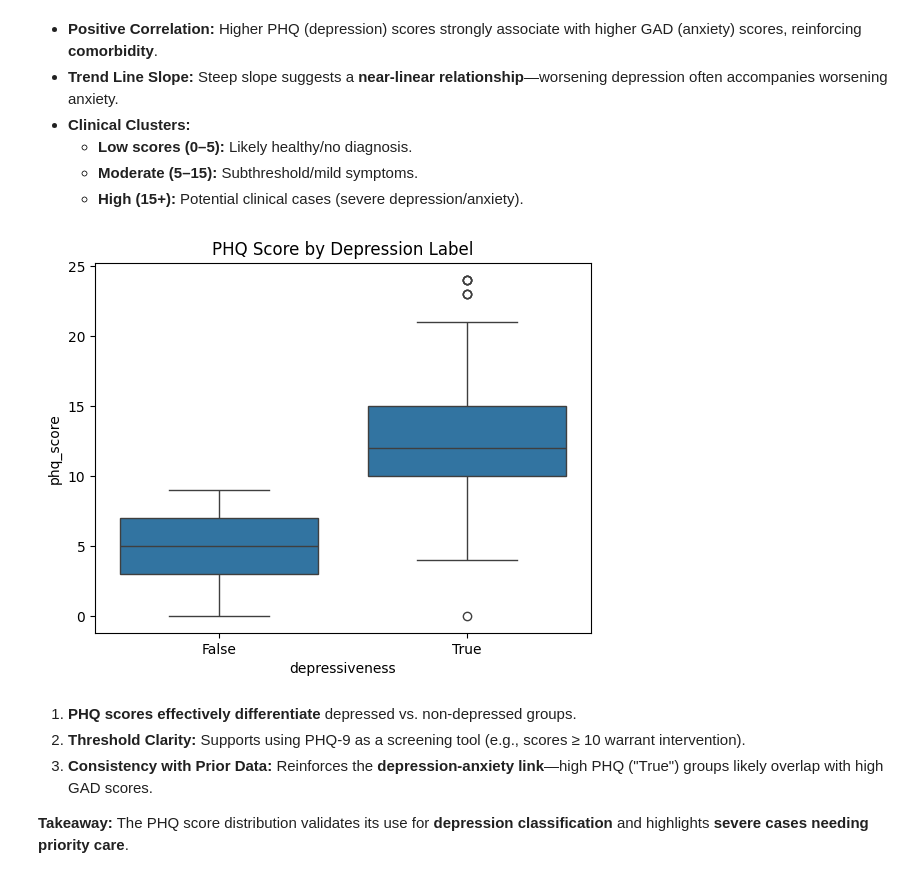
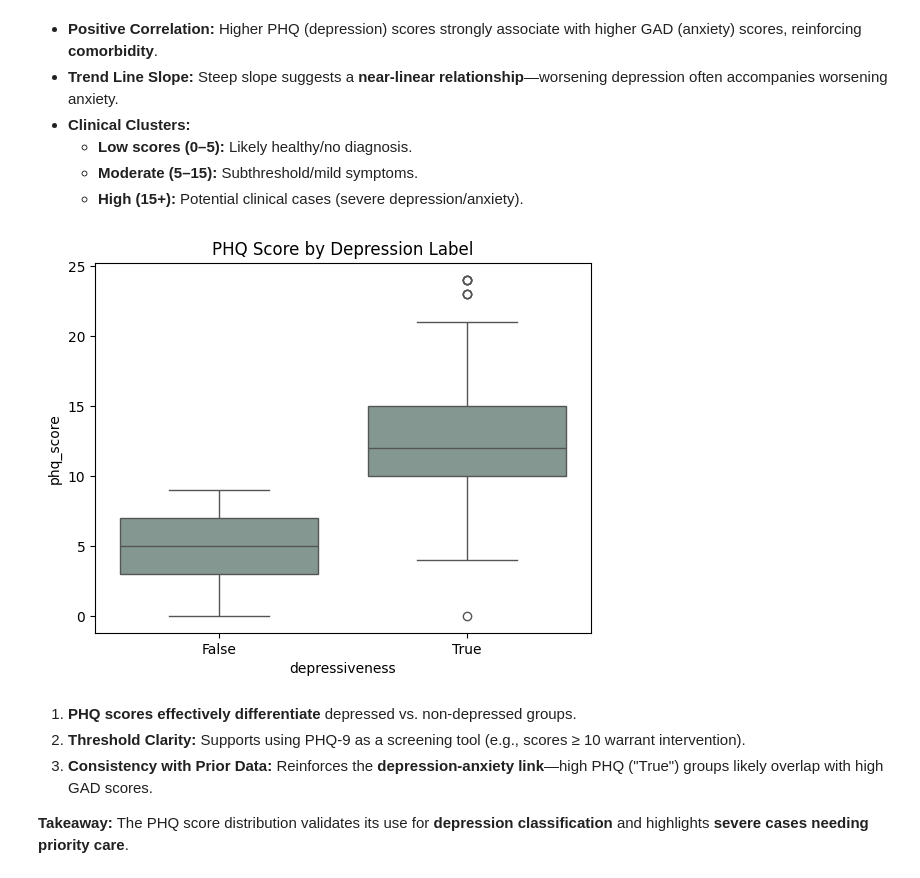
Before and after one commit to Aya-Elgammal/EDA, a Jupyter notebook: EDA.ipynb, the cells around one changed output. Cells and saved outputs as stored; diff of their text form; code cells hidden in the pictures.

```diff
--- a/EDA.ipynb
+++ b/EDA.ipynb
@@ -278,11 +291,11 @@ Correlation: 0.67
   - **Moderate (5–15):** Subthreshold/mild symptoms.
   - **High (15+):** Potential clinical cases (severe depression/anxiety).
 # %%
-sns.boxplot(x="depressiveness", y="phq_score", data=data)
+sns.boxplot(x="depressiveness", y="phq_score", data=data,color ='#819A91')
 plt.title("PHQ Score by Depression Label")
 plt.show()
 # %% [output]
-[figure, old version]
+[figure, new version]
 # %% [markdown]
 
 1. **PHQ scores effectively differentiate** depressed vs. non-depressed groups.
```
Also changed, not shown: parts of 14 cells of this notebook.
